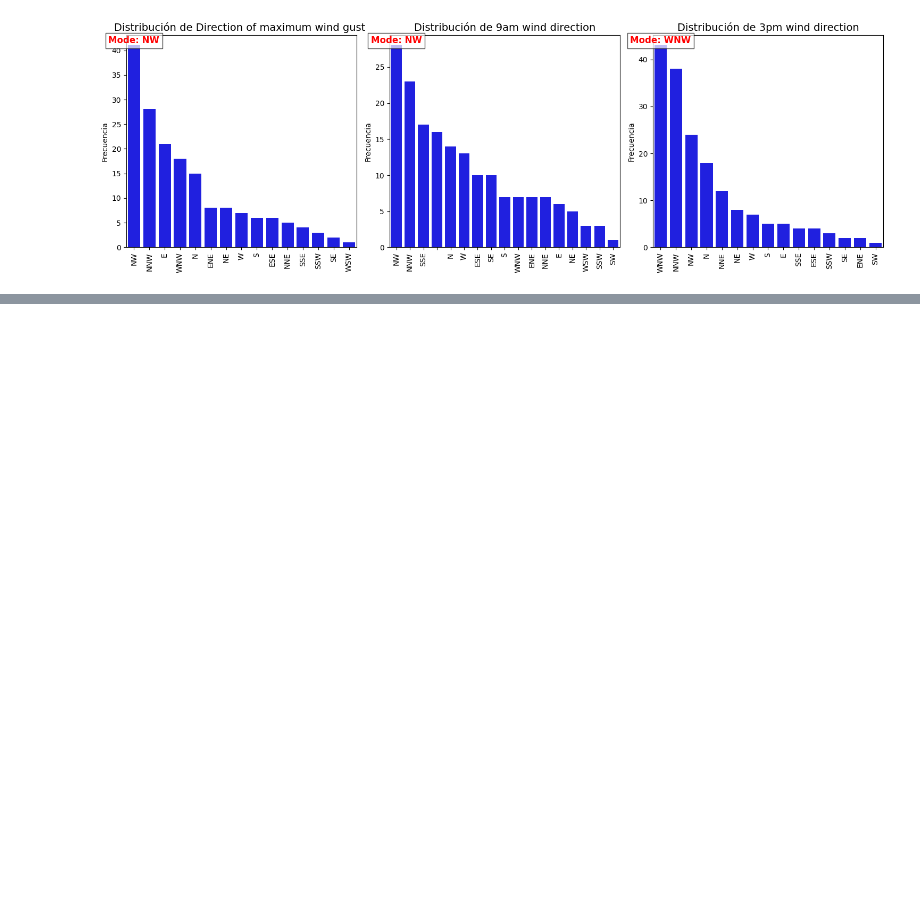
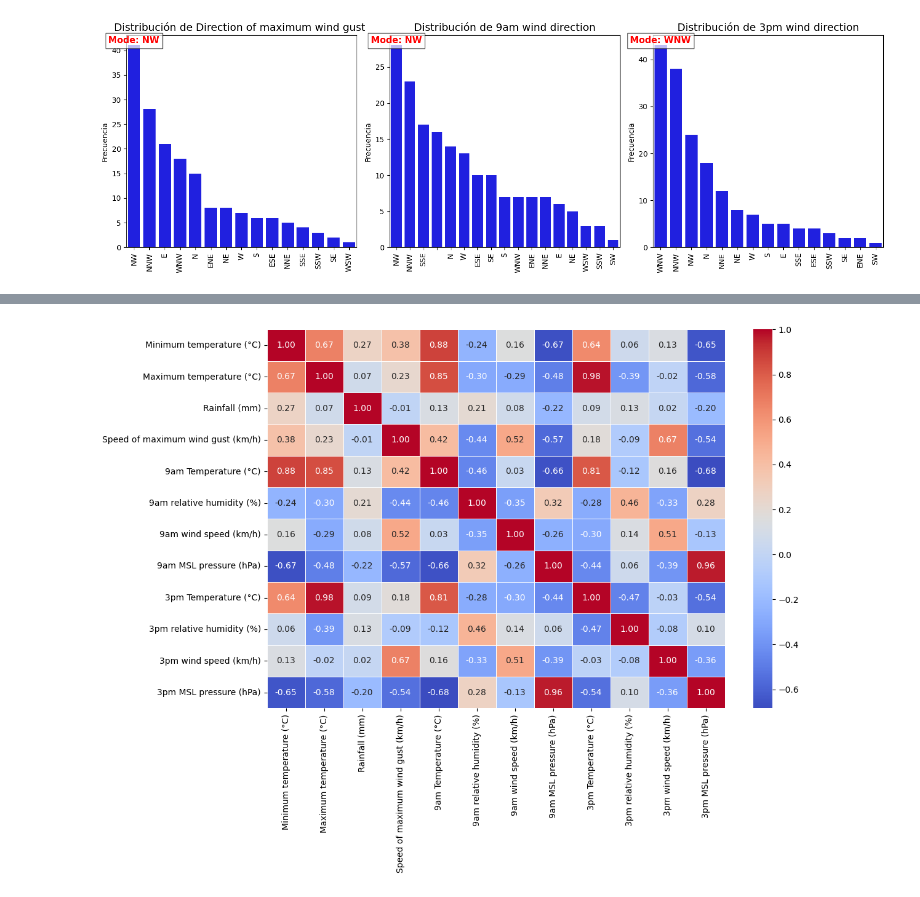
Before and after one commit to MariusDscientist/RainfallProjectIBM, a Jupyter notebook: Project.ipynb, the cells around one changed output, grey strips where cells are left out. Cells and saved outputs as stored; diff of their text form; code cells hidden in the pictures; blank space fills up the shorter version.

```diff
--- a/Project.ipynb
+++ b/Project.ipynb
@@ -394,0 +394,16 @@ dtype: int64
+# %%
+# Seleccionar solo columnas numéricas (ignorando las categóricas)
+numeric_df = combined_df.select_dtypes(include=['float64', 'int64'])
+
+# Calcular la matriz de correlación solo con las columnas numéricas
+correlation_matrix = numeric_df.corr()
+
+# Visualizar la matriz de correlación
+import seaborn as sns
+import matplotlib.pyplot as plt
+
+plt.figure(figsize=(12, 8))
+sns.heatmap(correlation_matrix, annot=True, cmap='coolwarm', fmt='.2f', linewidths=0.5)
+plt.show()
+# %% [output]
+[figure, added]
```
Also changed, not shown: parts of 15 cells of this notebook.
